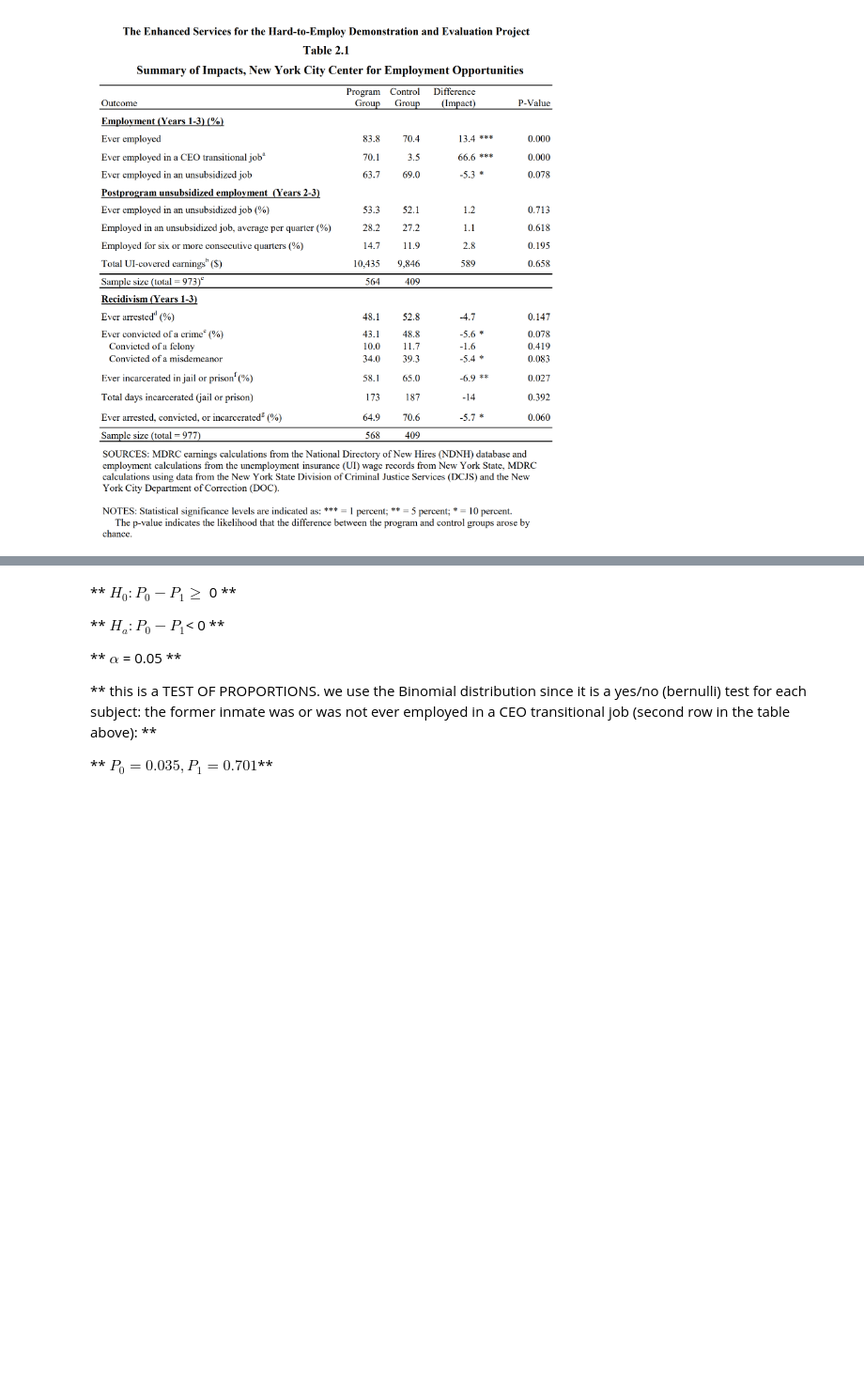
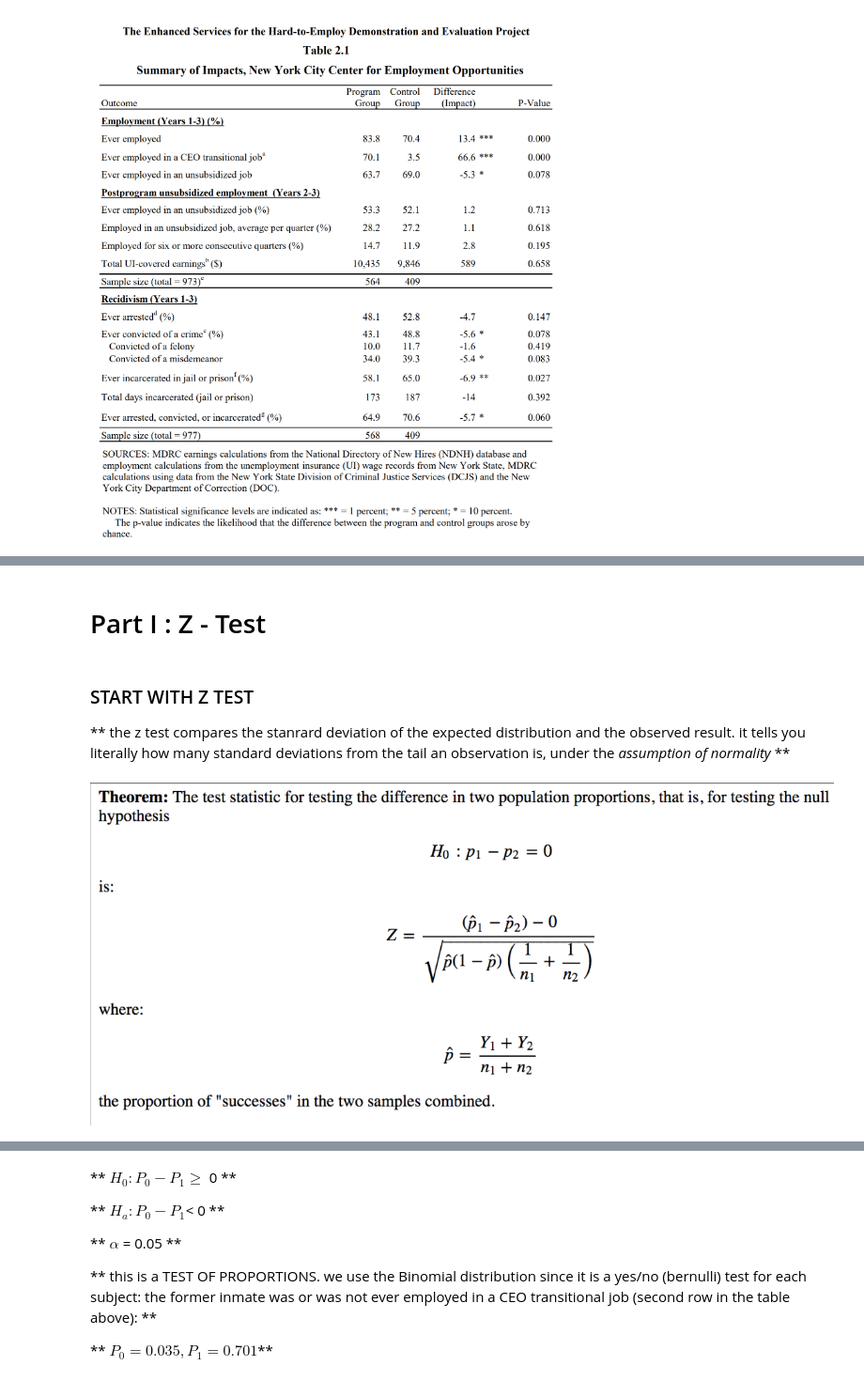
Before and after one commit to meiguan/PUI2018_yg833, a Jupyter notebook: HW6_yg833/Assignment_3_Reproduce_the_Analysis_of_the_Hard_to_Employ_Program_in_NY.ipynb, the cells around one changed output, grey strips where cells are left out. Shown at 94% size. Saved outputs shown, nothing was run; the diff lists cells and outputs as text; code cells hidden in the pictures; blank space fills up the shorter version.

```diff
--- a/HW6_yg833/Assignment_3_Reproduce_the_Analysis_of_the_Hard_to_Employ_Program_in_NY.ipynb
+++ b/HW6_yg833/Assignment_3_Reproduce_the_Analysis_of_the_Hard_to_Employ_Program_in_NY.ipynb
@@ -32,0 +44,12 @@ Image(os.getenv("pics_dir") +"/"+"table2.1_Enhanced_Services_for_the_Hard_to_Emp
+# %% [markdown]
+# Part I : Z - Test
+# %% [markdown]
+### START WITH Z TEST
+
+** the z test compares the stanrard deviation of the expected distribution and the observed result. it tells you literally how many standard deviations from the tail an observation is, under the _assumption of normality_ **
+# %%
+Image(os.getenv("pics_dir") +"/"+"ztest.PNG")
+
+#https://onlinecourses.science.psu.edu/stat414/node/268
+# %% [output]
+[figure, added]
```
Also changed, not shown: parts of 33 cells of this notebook, 1 other file.
